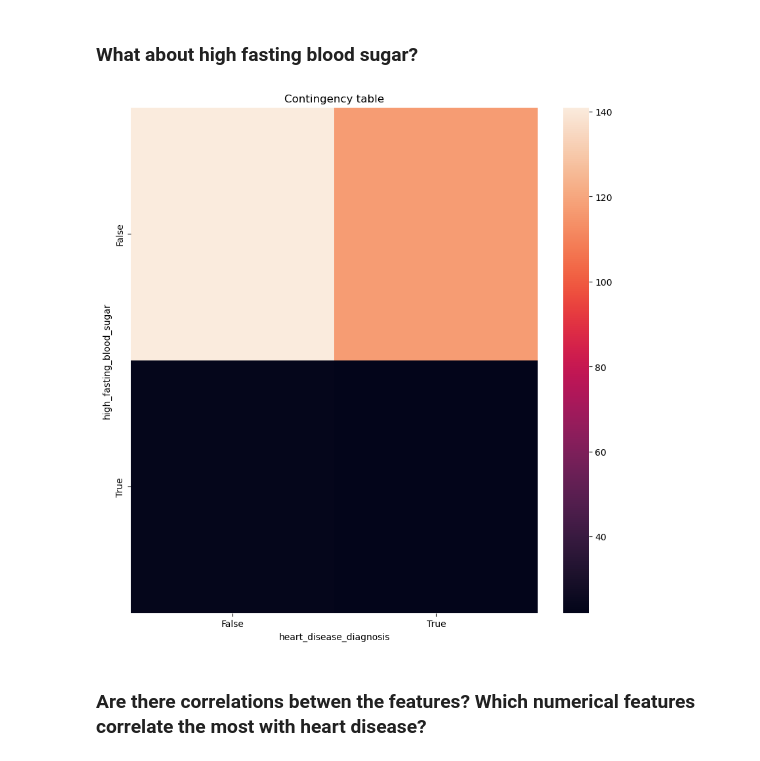
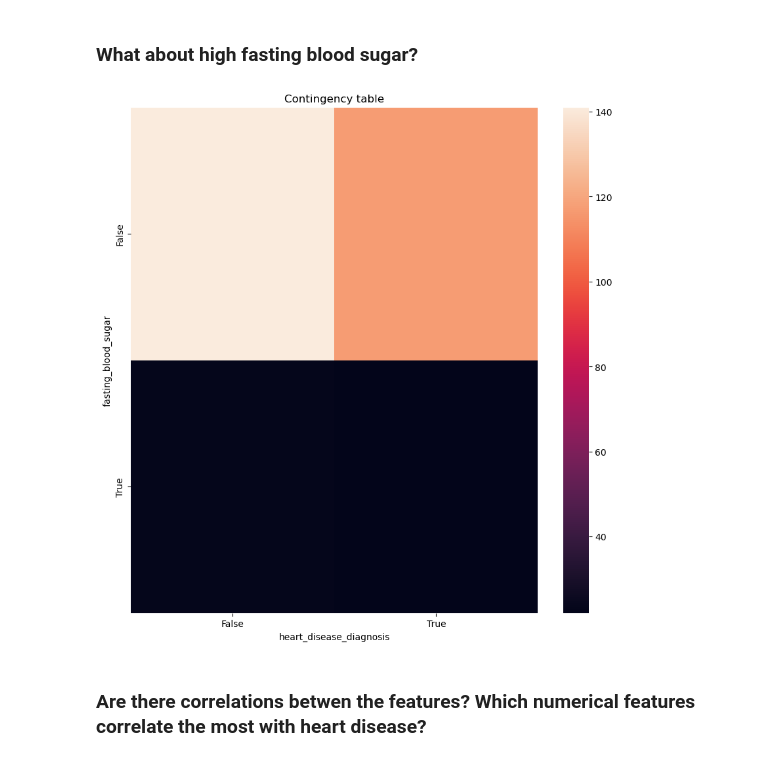
Before and after one commit to paulinedao/heart_disease, a Jupyter notebook: heart_disease/heart_disease.ipynb, the cells around one changed output. Saved outputs shown, nothing was run; the diff lists cells and outputs as text; code cells hidden in the pictures.

```diff
--- a/heart_disease/heart_disease.ipynb
+++ b/heart_disease/heart_disease.ipynb
@@ -442,9 +370,9 @@ Here we can see that most patients with heart disease are males.
 # %% [markdown]
 ### What about high fasting blood sugar?
 # %%
-contingency_table(df, 'high_fasting_blood_sugar')
+contingency_table(df, 'fasting_blood_sugar')
 # %% [output]
-[figure, old version]
+[figure, new version]
 # %% [markdown]
 ### Are there correlations betwen the features? Which numerical features correlate the most with heart disease?
 # %%
```
Also changed, not shown: parts of 45 cells of this notebook.
